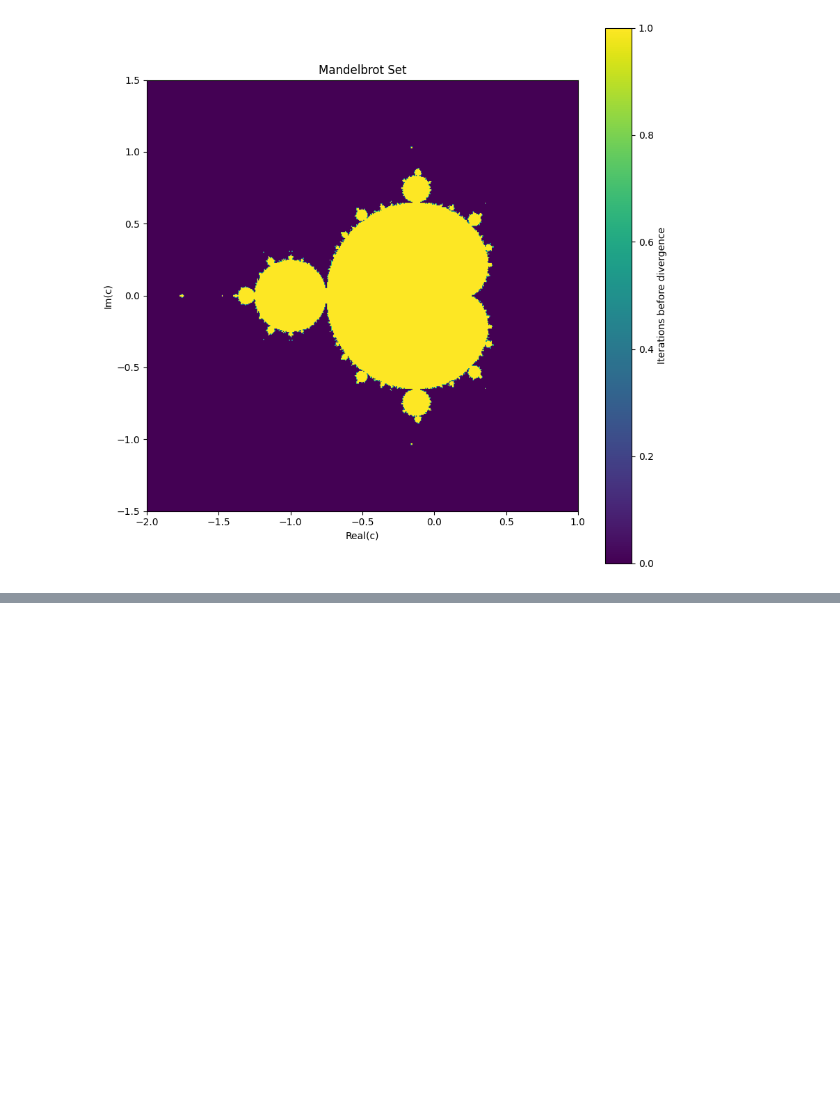
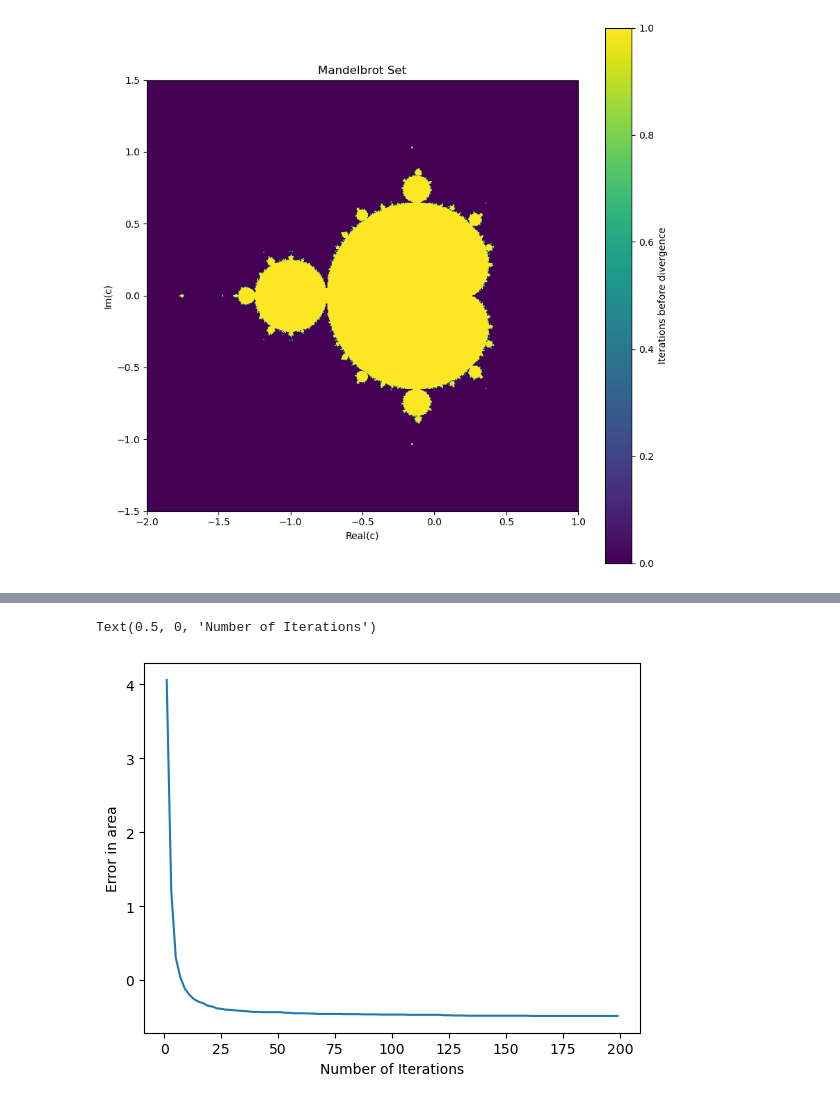
Before and after one commit to KeniaLS/Stoc_Sim_Assignment1, a Jupyter notebook: SS_Kenia_Divya_Assignment1.ipynb, the cells around one changed output, grey strips where cells are left out. Cells and saved outputs as stored; diff of their text form; code cells hidden in the pictures; blank space fills up the shorter version.

```diff
--- a/SS_Kenia_Divya_Assignment1.ipynb
+++ b/SS_Kenia_Divya_Assignment1.ipynb
@@ -107,0 +145,15 @@ for iters in num_iters:
+# %%
+## Mean ARea Calculation for max no. of samples and max no. of iterations
+max_iterations = 200
+max_samples = 2000
+area_i = []
+for i in range(100):
+    num_points_mandel = 0
+    x_point = uniform.rvs(-2, 3, size=max_samples)
+    y_point = uniform.rvs(-1.5, 3, size=max_samples)
+    for x,y in zip(x_point, y_point):
+        c = complex(x, y)
+        if mandelbrot(c, max_iterations) == True:
+            num_points_mandel += 1
+    area_temp = num_points_mandel * area_square/max_samples
+    area_i.append(area_temp)
@@ -107,0 +166,18 @@ for iters in num_iters:
+# %%
+num_iters= range(1, max_iterations, 2)     ## range of values for changing the No. of iterations
+iter_eval    = []
+for iters in num_iters:
+    num_points_mandel = 0
+    for x,y in zip(x_point, y_point):
+        c = complex(x, y)
+        if mandelbrot(c, iters) == True:
+            num_points_mandel += 1
+    area = num_points_mandel * area_square/samples
+    iter_eval.append(area - mean_area_i)
+# %%
+plt.plot(num_iters, iter_eval)
+plt.ylabel("Error in area")
+plt.xlabel("Number of Iterations")
+# %% [output]
+Text(0.5, 0, 'Number of Iterations')
+[figure, added]
```
Also changed, not shown: parts of 7 cells of this notebook.
